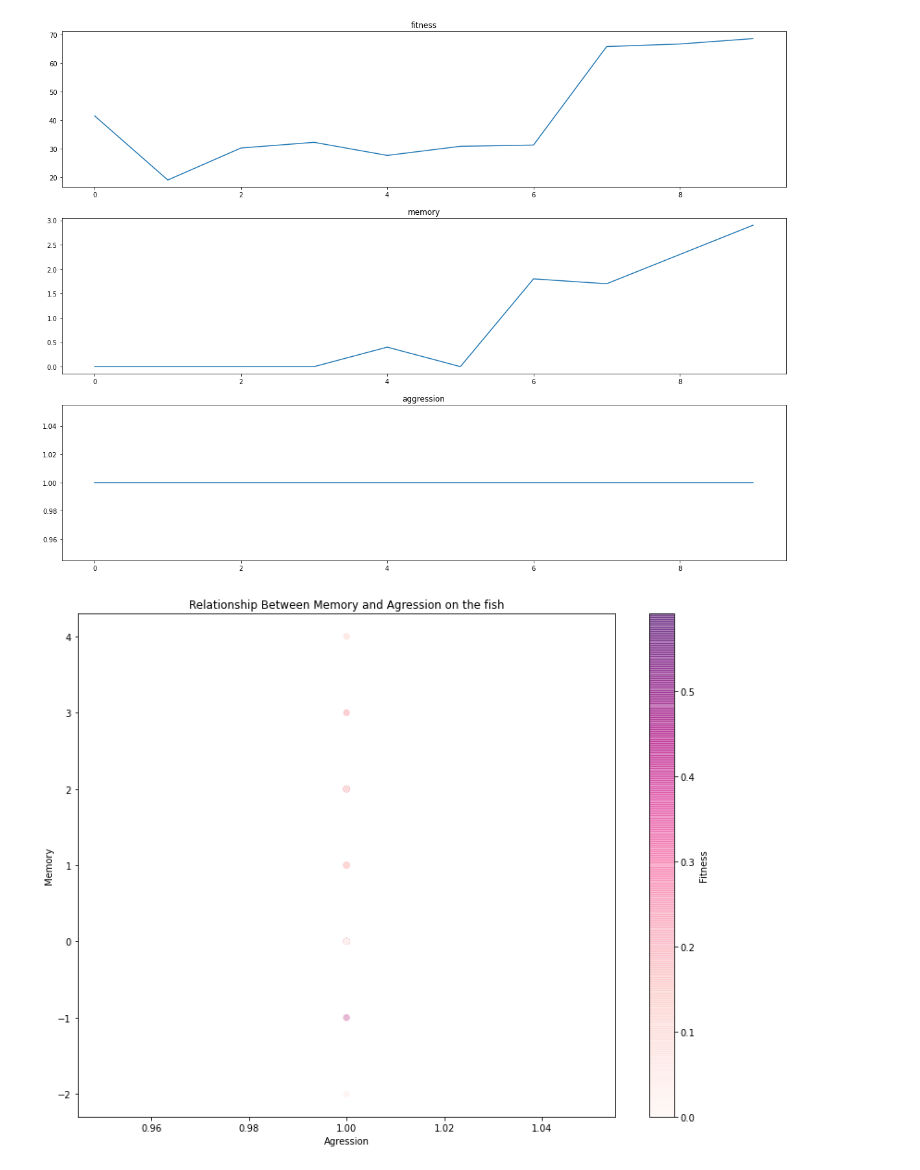
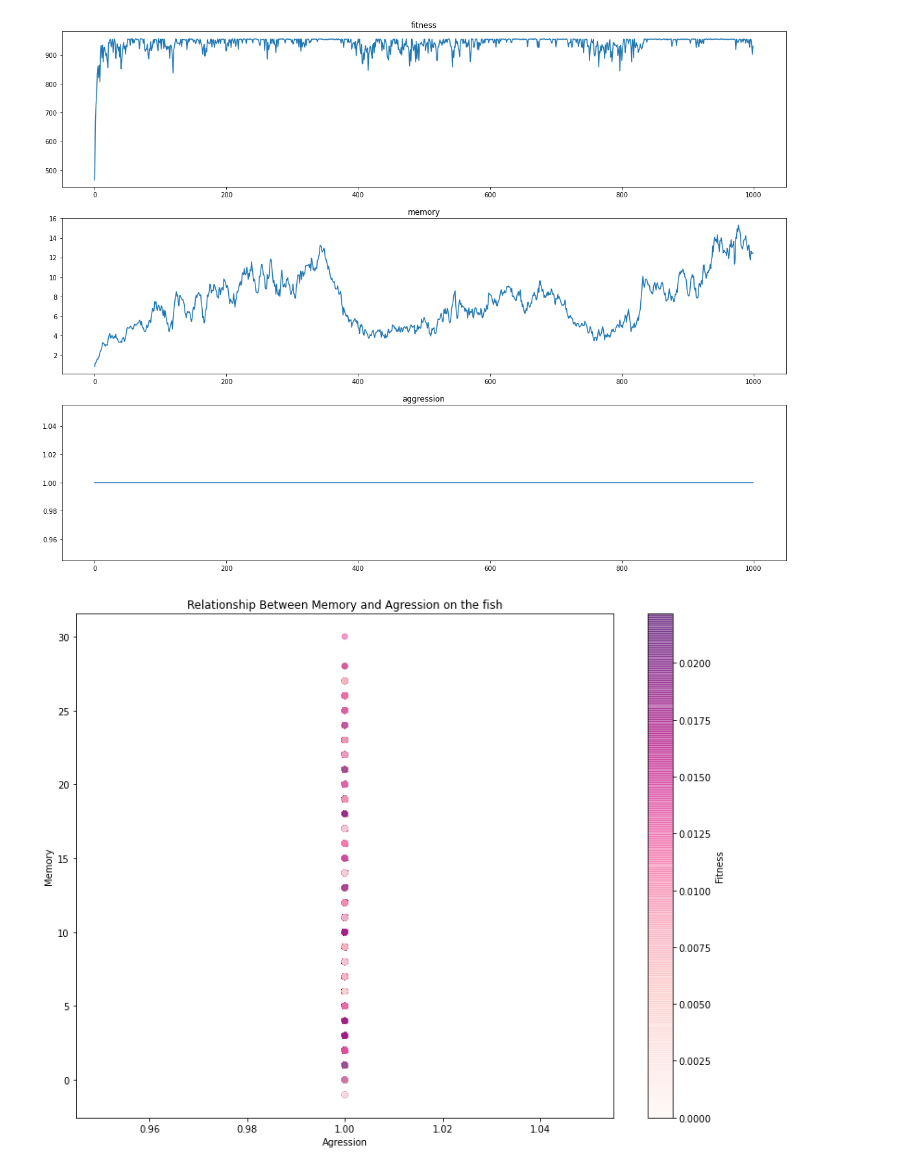
Before and after one commit to aprili1u/Fish-Network, a Jupyter notebook: Network_v4.ipynb, the cells around one changed output. Drawn from its saved outputs; the diff is of its cells as text; code cells hidden in the pictures.

```diff
--- a/Network_v4.ipynb
+++ b/Network_v4.ipynb
@@ -332,8 +332,8 @@ class Node:
             self.outcome_memory[self.num_interactions-1] = outcome
 # %%
 #Simulation parameters
-num_nodes = 10
-interactions_per_node = 100
+num_nodes = 100
+interactions_per_node = 1000
 hawk_dove_payoff = [0.5, -1.5, 1, 0, 0.5, 0.5]
 memory_cost = 0.01
 initial_memory_poisson = 0.5
@@ -342,9 +342,8 @@ initial_aggression = 1
 #Create the initial Network
 my_network = Network(num_nodes, interactions_per_node, hawk_dove_payoff, memory_cost, initial_memory_poisson, initial_aggression)
 my_network.show()
-for i in range(10): #simulate this many generations
-    my_network.interact(mode='Poisson',mean=int(10))
-    my_network.show()
+for i in range(1000): #simulate this many generations
+    my_network.interact()
     #my_network.show()
     my_network.refresh_network()
 print('done')
@@ -404,37 +361,55 @@ import matplotlib.pyplot as plt
 #graph results of the simulation
 
 t = len(my_network.history)
+
 fitness_history = [my_network.history[i][0] for i in range(t)]
 memory_history = [my_network.history[i][1] for i in range(t)]
 aggression_history = [my_network.history[i][2] for i in range(t)]
 x = np.arange(t)
 fig, axes = plt.subplots(3,1, figsize = (20, 15))
 axes[0].plot(x, fitness_history)
 axes[0].set_title('fitness')
 axes[1].plot(x, memory_history)
 axes[1].set_title('memory')
 axes[2].plot(x, aggression_history)
 axes[2].set_title('aggression')
 plt.show()
 
 
 # 2nd graph results of simulation
 # all_memory_history=[my_network.memory_history[i] for i in range (0,t,200)] #we memory/ agression / fitness for every time step of 200
 # all_aggression_history=[my_network.aggression_history[i] for i in range (0,t,200)]
 # all_fitness_history=[my_network.fitness_history[i] for i in range (0,t,200)]
 
-all_memory_history=[my_network.memory_history[t-200:t-1] ] #we memory/ agression / fitness for every time step of 200
-all_aggression_history=[my_network.aggression_history[t-200:t-1] ]
-all_fitness_history=[my_network.fitness_history[t-200:t-1] ]
+all_memory_history=my_network.memory_history[t-200:t-1] #we memory/ agression / fitness for last time step of 200
+all_aggression_history=my_network.aggression_history[t-200:t-1]
+all_fitness_history=my_network.fitness_history[t-200:t-1]
 
 fig, ax = plt.subplots()
 fig.set_size_inches(13, 10)
 ax.set_xlabel('Agression')
 ax.set_ylabel('Memory')
 ax.set_title('Relationship Between Memory and Agression on the fish')
 plt.scatter( all_aggression_history , all_memory_history, c = all_fitness_history, cmap = 'RdPu', alpha =0.5)
 cbar = plt.colorbar()
 cbar.set_label('Fitness')
+
+# plot memory and fitness according to the generation
+pace = 20
+
+fig2, ax2 = plt.subplots()
+fig2.set_size_inches(13, 10)
+ax2.set_xlabel('Generations')
+ax2.set_ylabel('Memory')
+ax2.set_title('Relationship Between Memory and Fitness between the generations')
+all_generations_history = []
+all_fitness_history=my_network.fitness_history[0:t:pace]
+all_memory_history=my_network.memory_history[0:t:pace]
+for i in range(0,t,pace):
+    all_generations_history.append([i]*my_network.num_nodes)
+plt.scatter( all_generations_history , all_memory_history, c = all_fitness_history, cmap = 'RdPu', alpha =1)
+cbar = plt.colorbar()
+cbar.set_label('Fitness')
 # %% [output]
-[figure, old version]
+[figure, new version]
-[figure, old version]
+[figure, new version]
```
Also changed, not shown: parts of 5 cells of this notebook.
